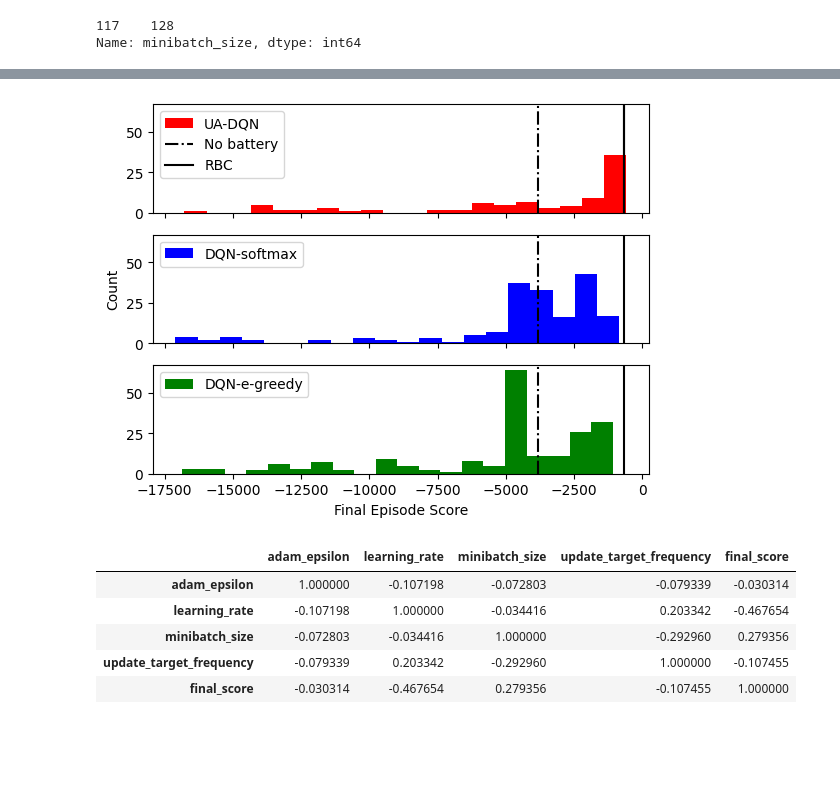
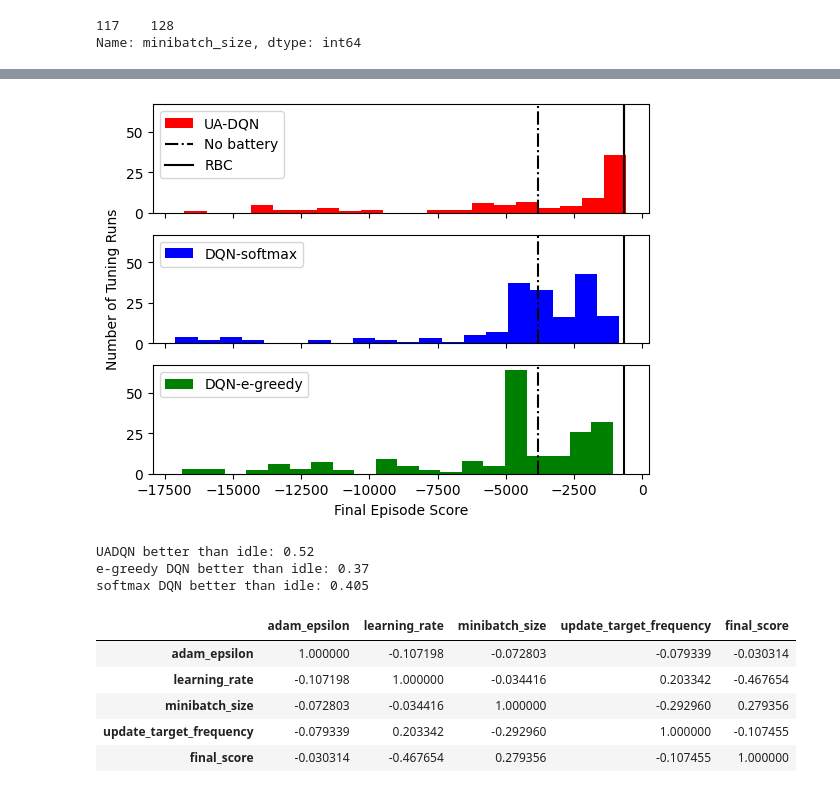
Before and after one commit to ludwigbald/msc-thesis, a Jupyter notebook: code/experiments/tuning/generate_tuning.ipynb, the cells around one changed output, grey strips where cells are left out. Cells and saved outputs as stored; diff of their text form; code cells hidden in the pictures; blank space fills up the shorter version.

```diff
--- a/code/experiments/tuning/generate_tuning.ipynb
+++ b/code/experiments/tuning/generate_tuning.ipynb
@@ -208,31 +175,40 @@ plt.plot(scores.transpose()[uadqn_is],         alpha=0.05, color="red", label="U
 # %%
 # make histograms of final scores
 fig, axs = plt.subplots(3,1, sharex="all", sharey="all")
 
 
 axs[0].hist(setups["final_score"][uadqn_is], bins=20, color="red", label="UA-DQN")
 axs[0].axvline(-3822.7372245131846, color="black", linestyle="-.",label="No battery")
 axs[0].axvline(-651.94680027, color="black", label="RBC")
 axs[0].legend(loc="upper left")
 
-axs[1].set_ylabel("Count")
+axs[1].set_ylabel("Number of Tuning Runs")
 axs[1].hist(setups["final_score"][dqn_softmax_is], bins=20, color="blue", label="DQN-softmax")
 axs[1].axvline(-3822.7372245131846, color="black", linestyle="-.")
 axs[1].axvline(-651.94680027, color="black")
 axs[1].legend(loc="upper left")
 
 
 axs[2].hist(setups["final_score"][dqn_egreedy_is], bins=20, color="green", label="DQN-e-greedy")
 axs[2].axvline(-3822.7372245131846, color="black", linestyle="-.")
 axs[2].axvline(-651.94680027, color="black")
 axs[2].legend(loc="upper left")
 axs[0].axvline(-651.94680027, color="black")
 
 axs[2].set_xlabel("Final Episode Score")
 
 plt.savefig("tuning_results.png")
 # %% [output]
-[figure, old version]
+[figure, new version]
+# %%
+# how many runs were better than the idle policy?
+print("UADQN better than idle:", setups["final_score"][uadqn_is][setups["final_score"] > -3822.7372245131846].count() / 100)
+print("e-greedy DQN better than idle:", setups["final_score"][dqn_egreedy_is][setups["final_score"] > -3822.7372245131846].count() / 200)
+print("softmax DQN better than idle:", setups["final_score"][dqn_softmax_is][setups["final_score"] > -3822.7372245131846].count() / 200)
+# %% [output]
+UADQN better than idle: 0.52
+e-greedy DQN better than idle: 0.37
+softmax DQN better than idle: 0.405
 # %%
 #get hyperparameter correlation
 setups[setups["agent"] == "UADQN"][["adam_epsilon", "learning_rate", "minibatch_size", "update_target_frequency","final_score"]].corr()
```
Also changed, not shown: parts of 9 cells of this notebook, 12 other files.
